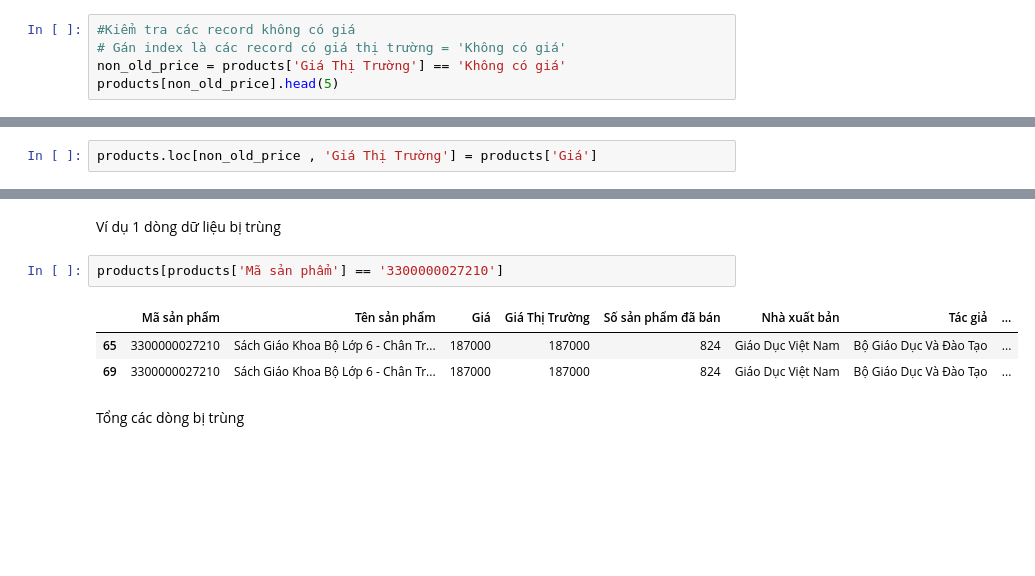
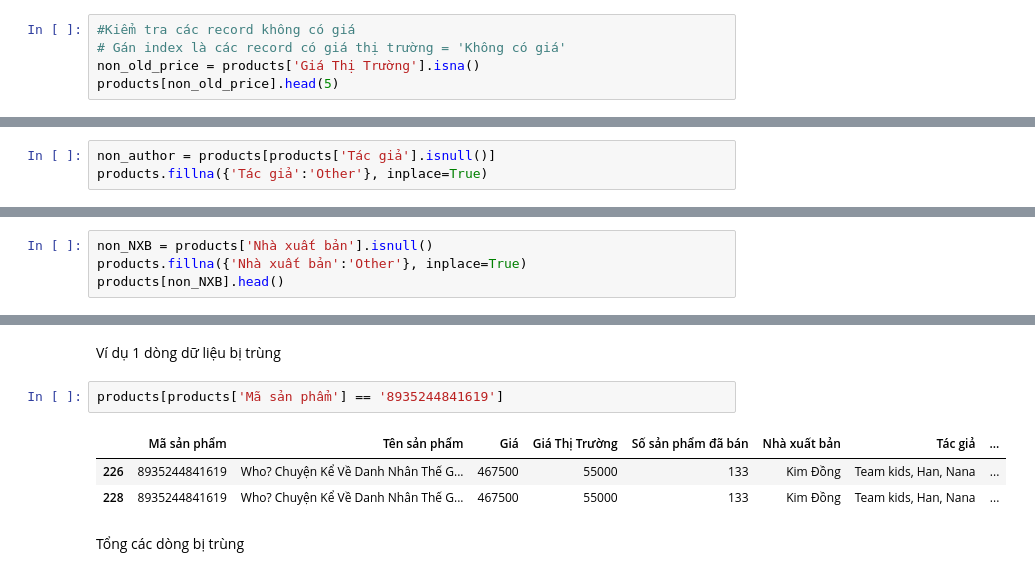
Before and after one commit to dien9907/Fahasa_Selenium, a Jupyter notebook: cleaning.ipynb, the cells around one changed output, grey strips where cells are left out. Drawn from its saved outputs; the diff is of its cells as text; blank space fills up the shorter version.

```diff
--- a/cleaning.ipynb
+++ b/cleaning.ipynb
@@ -123,6 +168,6 @@ Số lượng nhà xuất bản đã giảm xuống từ 392 còn 370.
 # %%
 #Kiểm tra các record không có giá
 # Gán index là các record có giá thị trường = 'Không có giá'
-non_old_price = products['Giá Thị Trường'] == 'Không có giá'
+non_old_price = products['Giá Thị Trường'].isna()
 products[non_old_price].head(5)
 # %% [output]
@@ -186,5 +208,3 @@ Fill các row không có giá thị trường thành giá hiện tại
-# %%
-products.loc[non_old_price , 'Giá Thị Trường'] = products['Giá']
 # %% [markdown]
 Kết quả
 # %%
@@ -322,0 +340,3 @@ products[sold_10k_plus][['Tên sản phẩm','Giá','Giá Thị Trường','Số
+# %%
+non_author = products[products['Tác giả'].isnull()]
+products.fillna({'Tác giả':'Other'}, inplace=True)
@@ -322,0 +345,4 @@ products[sold_10k_plus][['Tên sản phẩm','Giá','Giá Thị Trường','Số
+# %%
+non_NXB = products['Nhà xuất bản'].isnull()
+products.fillna({'Nhà xuất bản':'Other'}, inplace=True)
+products[non_NXB].head()
@@ -384,11 +409,11 @@ Kết quả
 # %% [markdown]
 Ví dụ 1 dòng dữ liệu bị trùng
 # %%
-products[products['Mã sản phẩm'] == '3300000027210']
+products[products['Mã sản phẩm'] == '8935244841619']
 # %% [output]
 |  | Mã sản phẩm | Tên sản phẩm | Giá | Giá Thị Trường | Số sản phẩm đã bán | Nhà xuất bản | Tác giả | ... |
-| 65 | 3300000027210 | Sách Giáo Khoa Bộ Lớp 6 - Chân Tr... | 187000 | 187000 | 824 | Giáo Dục Việt Nam | Bộ Giáo Dục Và Đào Tạo | ... |
-| 69 | 3300000027210 | Sách Giáo Khoa Bộ Lớp 6 - Chân Tr... | 187000 | 187000 | 824 | Giáo Dục Việt Nam | Bộ Giáo Dục Và Đào Tạo | ... |
+| 226 | 8935244841619 | Who? Chuyện Kể Về Danh Nhân Thế G... | 467500 | 55000 | 133 | Kim Đồng | Team kids, Han, Nana | ... |
+| 228 | 8935244841619 | Who? Chuyện Kể Về Danh Nhân Thế G... | 467500 | 55000 | 133 | Kim Đồng | Team kids, Han, Nana | ... |
 # %% [markdown]
 Tổng các dòng bị trùng
 # %%
```
Also changed, not shown: parts of 42 cells of this notebook.
